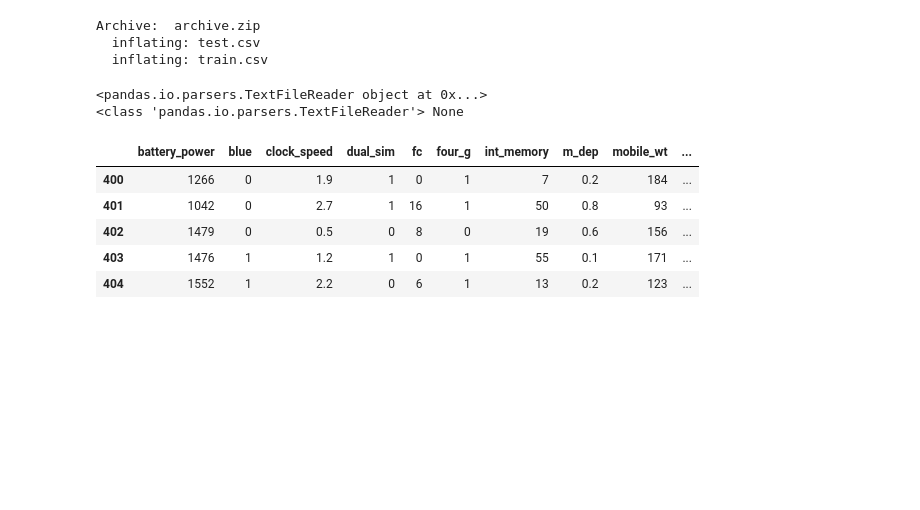
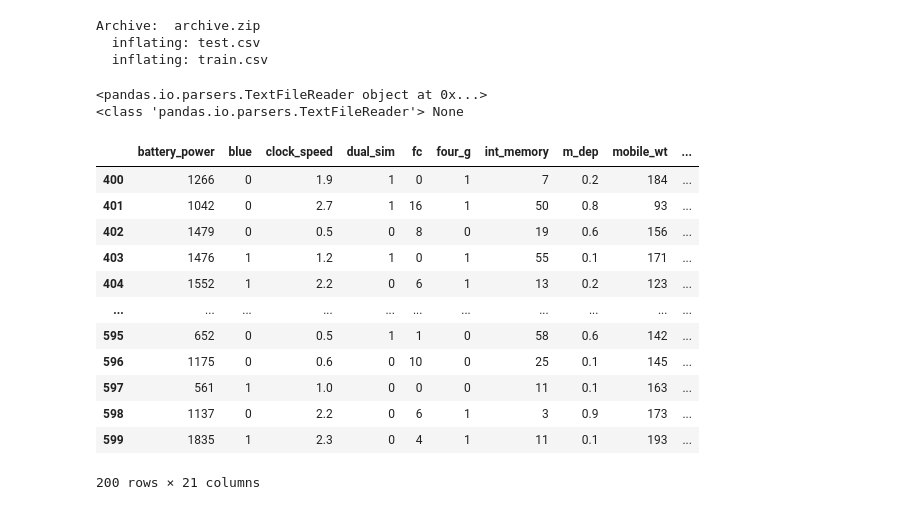
Before and after one commit to ammad19/AI-course-exercises, a Jupyter notebook: data_storage.ipynb, the cells around one changed output. Saved outputs shown, nothing was run; the diff lists cells and outputs as text; code cells hidden in the pictures; blank space fills up the shorter version.

```diff
--- a/data_storage.ipynb
+++ b/data_storage.ipynb
@@ -89,23 +89,31 @@ Archive:  archive.zip
 # %%
 pd.read_csv('train.csv', nrows=200)
 #To read a file in pieces, specify a chunksize as a number of rows:
 chunks = pd.read_csv('train.csv', chunksize=200)
 print(type(chunks), print(chunks) )
-chunkList = []
+chunkList = list() #[]
 for chunk in chunks:
 	# each chunk will work as dataframe)
 	#print(type(chunk), len(chunk))
     #print(chunk.head())
     chunkList.append(chunk)
 
 df = chunkList[2]
-df.head()
+display(df)
+#df.head()
 # %% [output]
 <pandas.io.parsers.TextFileReader object at 0x...>
 <class 'pandas.io.parsers.TextFileReader'> None
 |  | battery_power | blue | clock_speed | dual_sim | fc | four_g | int_memory | m_dep | mobile_wt | ... |
 | 400 | 1266 | 0 | 1.9 | 1 | 0 | 1 | 7 | 0.2 | 184 | ... |
 | 401 | 1042 | 0 | 2.7 | 1 | 16 | 1 | 50 | 0.8 | 93 | ... |
 | 402 | 1479 | 0 | 0.5 | 0 | 8 | 0 | 19 | 0.6 | 156 | ... |
 | 403 | 1476 | 1 | 1.2 | 1 | 0 | 1 | 55 | 0.1 | 171 | ... |
 | 404 | 1552 | 1 | 2.2 | 0 | 6 | 1 | 13 | 0.2 | 123 | ... |
+| ... | ... | ... | ... | ... | ... | ... | ... | ... | ... | ... |
+| 595 | 652 | 0 | 0.5 | 1 | 1 | 0 | 58 | 0.6 | 142 | ... |
+| 596 | 1175 | 0 | 0.6 | 0 | 10 | 0 | 25 | 0.1 | 145 | ... |
+| 597 | 561 | 1 | 1.0 | 0 | 0 | 0 | 11 | 0.1 | 163 | ... |
+| 598 | 1137 | 0 | 2.2 | 0 | 6 | 1 | 3 | 0.9 | 173 | ... |
+| 599 | 1835 | 1 | 2.3 | 0 | 4 | 1 | 11 | 0.1 | 193 | ... |
+200 rows × 21 columns
```
Also changed, not shown: parts of 13 cells of this notebook.
